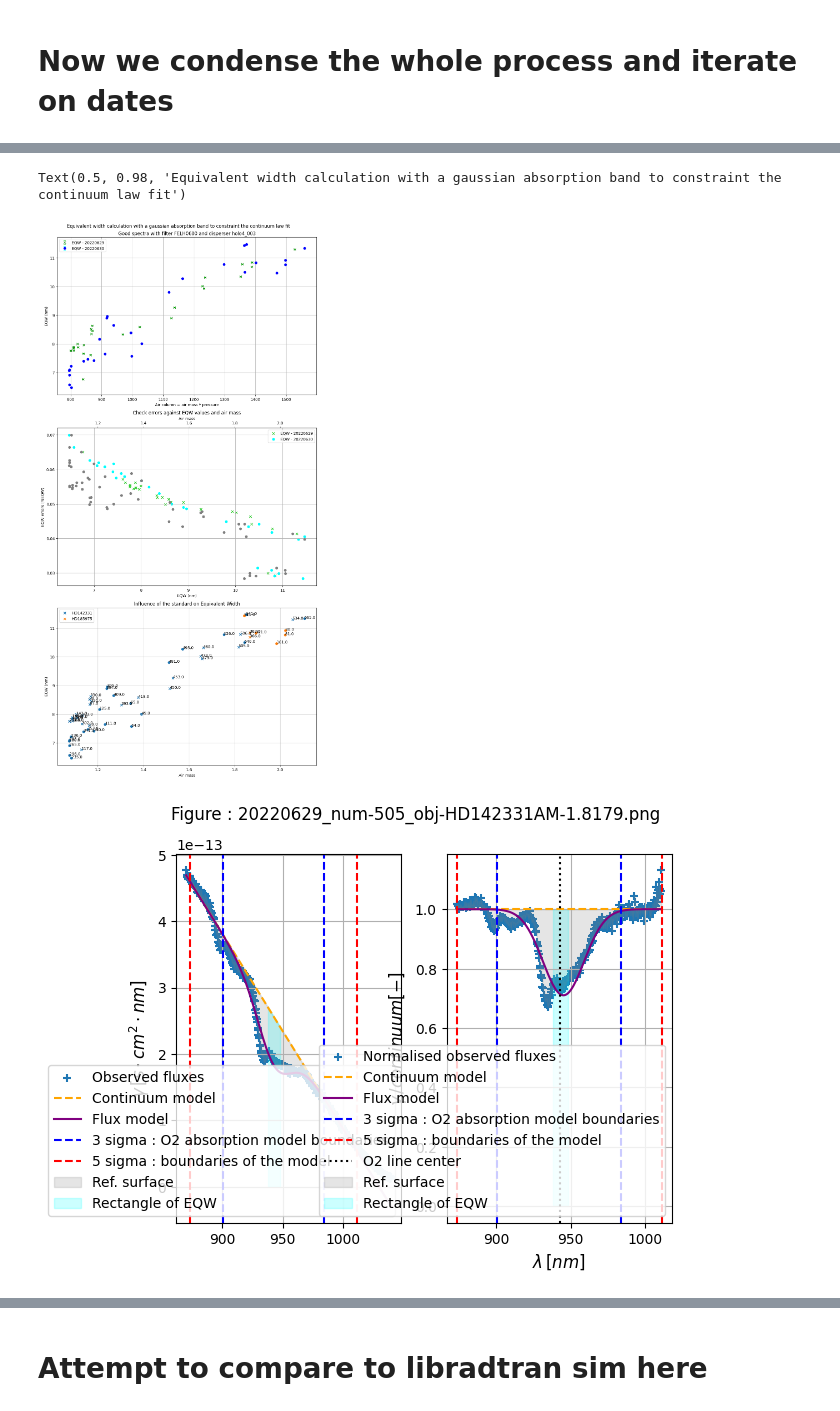
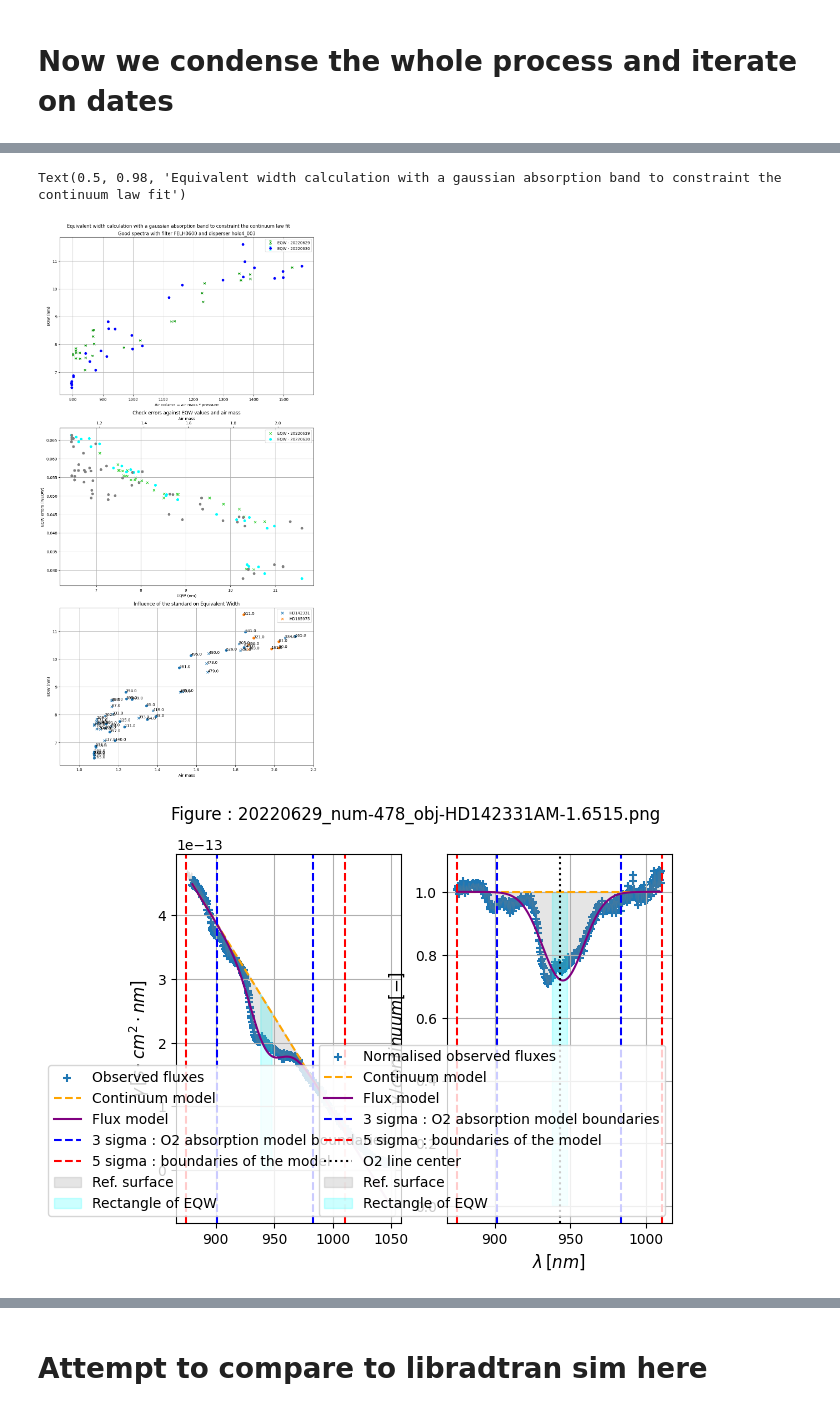
Before and after one commit to mrmonroy/AuxTel_eqw, a Jupyter notebook: H2O_EQW/calculate_h2o_eqw.ipynb, the cells around one changed output, grey strips where cells are left out. Cells and saved outputs as stored; diff of their text form; code cells hidden in the pictures.

Commit message:
new notebooks for H2O bands, improved for O2 and more pickle files added in the data directory

```diff
--- a/H2O_EQW/calculate_h2o_eqw.ipynb
+++ b/H2O_EQW/calculate_h2o_eqw.ipynb
@@ -27,7 +27,10 @@ libradtranpath= /home/joseph/libRadtran/
 ##      May be improved or automated      ##
 ############################################
 inputdir = '../../AuxTelComm/notebookccdm_gen3/bouguerlines/2022_09/data/'
+#inputdir = '../data/2022/'
 file_label = 'run-auxtel-holo-{0}-{1}~{2}-config_DECONVOLUTION_PSF1D.pickle' #ou PSF2DFFM ou PSF2D
+#file_label = 'run-auxtel-holo-{0}-{1}~{2}-config_DECONVOLUTION_PSF1DvNov2022jocheval.pickle' #ou PSF2DFFM ou PSF2D
+
 outdir = './output_files/'
 
 '''
@@ -36,8 +39,15 @@ bad_spec_dict = {'20220628':[171,223,250,251,400,425,479,480,538,593,654,655,656
                  '20220630':[50,126,181,182,220,356,410,440,454,455,480,525,566,593]}
 '''
 
+
 bad_spec_dict = {'20220629':[206,304,305,418,420,451,504],
                  '20220630':[50,126,181,182,220,356,410,440,454,455,480,525,566,593, 594]}
+
+
+'''
+bad_spec_dict = {'20211103':[449, 450, 451, 452, 453, 455, 456, 462, 552, 730, 742,\
+                             553, 718, 565, 510]}
+'''
 
 if not os.path.exists(outdir):
     os.mkdir(outdir)
@@ -51,7 +61,7 @@ markerCols = ['green', 'blue', 'red']
 errbarCols = ['limegreen', 'cyan', 'magenta']
 markerStyle = ['x', 'o', 'v']
 
-abs_min, abs_max = 870.0, 1040.0
+abs_min, abs_max = 880., 1050.
 # %%
 #########################################
 ## Run everything and iterate on dates ##
@@ -71,7 +81,7 @@ all_numbers = np.empty_like([])
 all_objects = np.empty_like([])
 targetList = []
 
-maxSigma = 0.
+maxSigma = 1.
 refO2 = 950.
 gaussMod, gaussCov = np.empty_like([]), np.empty_like([])
 borneInf_cont, borneInf_band, borneSup_band, borneSup_cont = refO2, refO2, refO2, refO2
@@ -87,32 +97,47 @@ for obs_date in obs_dates:
     for key in spec_dict.keys():
         if int(spec_dict[key]['number']) not in bad_spec:
             spec_dict_good[key] = spec_dict[key]
+            #print(spec_dict_good[key]['number'])
 
     for spec in spec_dict_good:
+        print(spec_dict_good[spec]['number'])
         lambda_ = spec_dict_good[spec]['all_lambdas']
         flux_ = spec_dict_good[spec]['all_fluxes']
         flux_err_ = spec_dict_good[spec]['all_fluxes_err']
 
+        _mask=(lambda_>=abs_min) * (lambda_<abs_max)
+        #plt.plot(lambda_[_mask], flux_[_mask])
+        #plt.xlim=(abs_min, abs_max)
+
         gaussMod_, cov, lims_ = fit_gaussian(lambda_, flux_, abs_min, abs_max, sigma_flux=flux_err_, central_lambda=refO2)
-        if gaussMod_[3] > maxSigma:
-            maxSigma = gaussMod_[3]
-            refO2 = gaussMod_[2]
-            gaussMod = gaussMod_
+        if lims_[0] < borneInf_cont:
+            borneInf_cont = lims_[0] #max(lims_[0], abs_min)
+            print("Lower limit for continuum identified for exposure No. {:.0f}, std {}, air mass={:.4f}".format(spec_dict_good[spec]['number'], spec_dict_good[spec]['object'], spec_dict_good[spec]['airmass']))
+        if lims_[3] > borneSup_cont:
+            borneSup_cont = lims_[3] #min(lims_[3], abs_max)
+            print("Upper limit for continuum identified for exposure No. {:.0f}, std {}, air mass={:.4f}".format(spec_dict_good[spec]['number'], spec_dict_good[spec]['object'], spec_dict_good[spec]['airmass']))
+
+        _sigma = max(1.0, (borneSup_cont - borneInf_cont)/10)
+        _mid = (borneSup_cont + borneInf_cont)/2
+
+        if gaussMod_[3] > maxSigma: #_sigma
+            maxSigma = gaussMod_[3] #_sigma
+            refO2 = gaussMod_[2] #_mid
+            gaussMod = [gaussMod_[0], gaussMod_[1], refO2, maxSigma, gaussMod_[4]]
             gaussCov = cov
             print("Widest band identified for exposure No. {:.0f}, std {}, air mass={:.4f}".format(spec_dict_good[spec]['number'], spec_dict_good[spec]['object'], spec_dict_good[spec]['airmass']))
-        if lims_[0] < borneInf_cont:
-            borneInf_cont = lims_[0]
-            print("Lower limit for continuum identified for exposure No. {:.0f}, std {}, air mass={:.4f}".format(spec_dict_good[spec]['number'], spec_dict_good[spec]['object'], spec_dict_good[spec]['airmass']))
+
         if lims_[1] < borneInf_band:
-            borneInf_band = lims_[1]
+            borneInf_band = lims_[1] #max(lims_[1], borneInf_cont+2*maxSigma)
             print("Lower limit for band identified for exposure No. {:.0f}, std {}, air mass={:.4f}".format(spec_dict_good[spec]['number'], spec_dict_good[spec]['object'], spec_dict_good[spec]['airmass']))
         if lims_[2] > borneSup_band:
-            borneSup_band = lims_[2]
+            borneSup_band = lims_[2] #min(lims_[2], borneSup_cont-2*maxSigma)
             print("Upper limit for band identified for exposure No. {:.0f}, std {}, air mass={:.4f}".format(spec_dict_good[spec]['number'], spec_dict_good[spec]['object'], spec_dict_good[spec]['airmass']))
-        if lims_[3] > borneSup_cont:
-            borneSup_cont = lims_[3]
-            print("Upper limit for continuum identified for exposure No. {:.0f}, std {}, air mass={:.4f}".format(spec_dict_good[spec]['number'], spec_dict_good[spec]['object'], spec_dict_good[spec]['airmass']))
         lims = np.array([borneInf_cont, borneInf_band, borneSup_band, borneSup_cont])
+        print(lims)
+
+abs_min = min(lims[0]-10, abs_min)
+abs_max = max(lims[-1]+10, abs_max)
 _loc=-1
 for obs_date, mstyle, mcol, ecol in zip(obs_dates, markerStyle, markerCols, errbarCols):
     _loc += 1
@@ -158,7 +183,7 @@ for obs_date, mstyle, mcol, ecol in zip(obs_dates, markerStyle, markerCols, errb
         '''
 
         #if loc%10 == 0 :
-        if expNum_ in [505, 541, 594]:
+        if expNum_ in [478, 505, 541]:
             eqw_, bandWidth, eqw_err_, spectrum, continnum, limits = eqw_norm(lambda_, flux_, abs_min, abs_max, sigma_flux=flux_err_, gaussMod_band=gaussMod, limits=lims, fit_band=False, make_plot=True, return_fit=True, plot_name="{}_num-{:.0f}_obj-{}AM-{:.4f}.png".format(obs_date, expNum_, object_, airmass_))
         else:
             eqw_, bandWidth, eqw_err_, spectrum, continnum, limits = eqw_norm(lambda_, flux_, abs_min, abs_max, sigma_flux=flux_err_, gaussMod_band=gaussMod, limits=lims, fit_band=False, make_plot=False, return_fit=True)
@@ -231,6 +256,7 @@ axs[1].legend()
 
 for am, eqw, num in zip(all_airmasses, all_eqws, all_numbers):
     axs[2].text(am, eqw, num)
+axs[2].set_xlim(0.9, 2.2)
 axs[2].grid()
 axs[2].set_ylabel("EQW (nm)")
 axs[2].set_xlabel("Air mass")
@@ -266,3 +292,3 @@ Upper limit for continuum identified for exposure No. 541, std HD142331, air mas
 Text(0.5, 0.98, 'Equivalent width calculation with a gaussian absorption band to constraint the continuum law fit')
-[figure, old version]
+[figure, new version]
-[figure, old version]
+[figure, new version]
```
Also changed, not shown: parts of 6 cells of this notebook, 12 other files.
